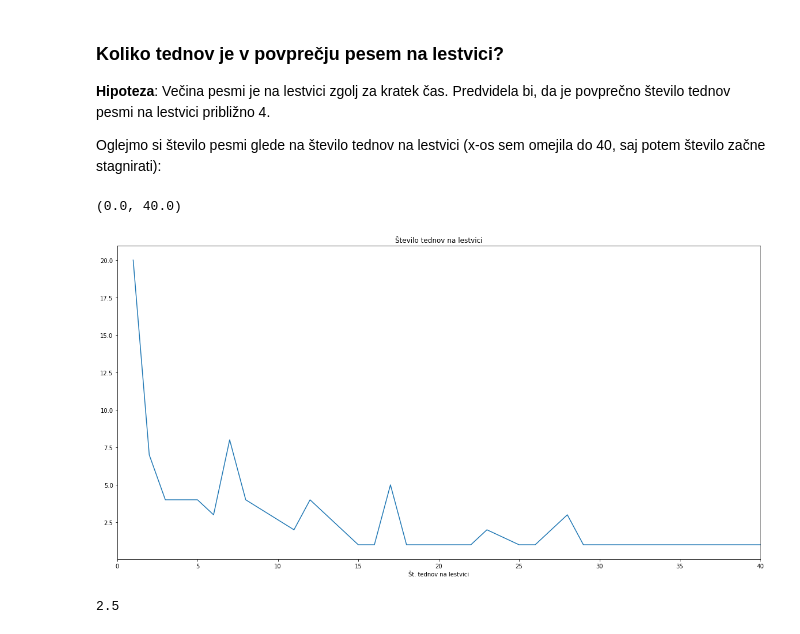
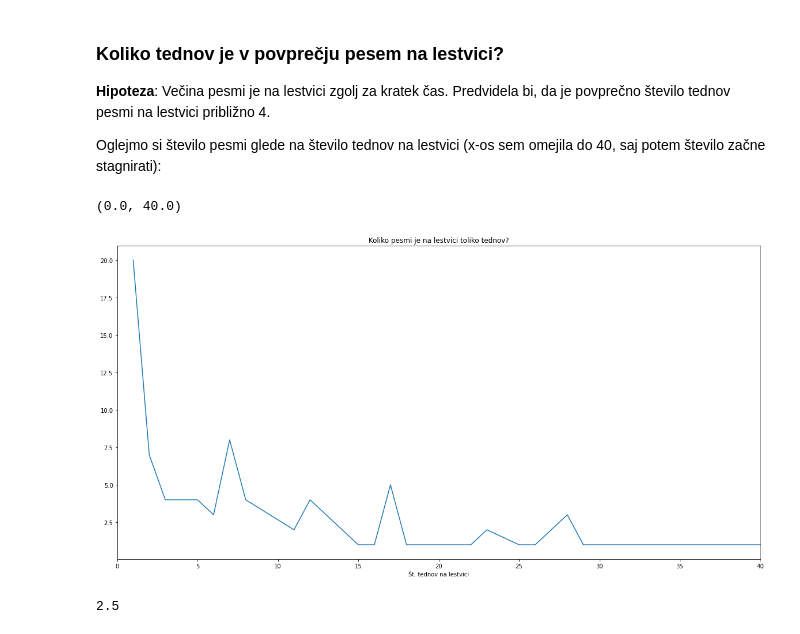
Before and after one commit to tej-boop/analiza-podatkov-rollingstone, a Jupyter notebook: analiza-podatkov.ipynb, the cells around one changed output. Saved outputs shown, nothing was run; the diff lists cells and outputs as text; code cells hidden in the pictures.

```diff
--- a/analiza-podatkov.ipynb
+++ b/analiza-podatkov.ipynb
@@ -187,11 +187,11 @@ Predvidela bi, da je povprečno število tednov pesmi na lestvici približno 4.
 Oglejmo si število pesmi glede na število tednov na lestvici (x-os sem omejila do 40, saj potem število začne stagnirati):
 # %%
 pesmi_po_tednih = pesmi.groupby("Št. tednov na lestvici")
-pesmi_po_tednih.size().plot(figsize = (20,10), title = "Število tednov na lestvici")
+pesmi_po_tednih.size().plot(figsize = (20,10), title = "Koliko pesmi je na lestvici toliko tednov?")
 plt.xlim(0.0, 40.0)
 # %% [output]
 (0.0, 40.0)
-[figure, old version]
+[figure, new version]
 # %%
 pesmi_po_tednih.size().sort_values(ascending = False).mean()
 # %% [output]
```
Also changed, not shown: parts of 5 cells of this notebook, 1 other file.
